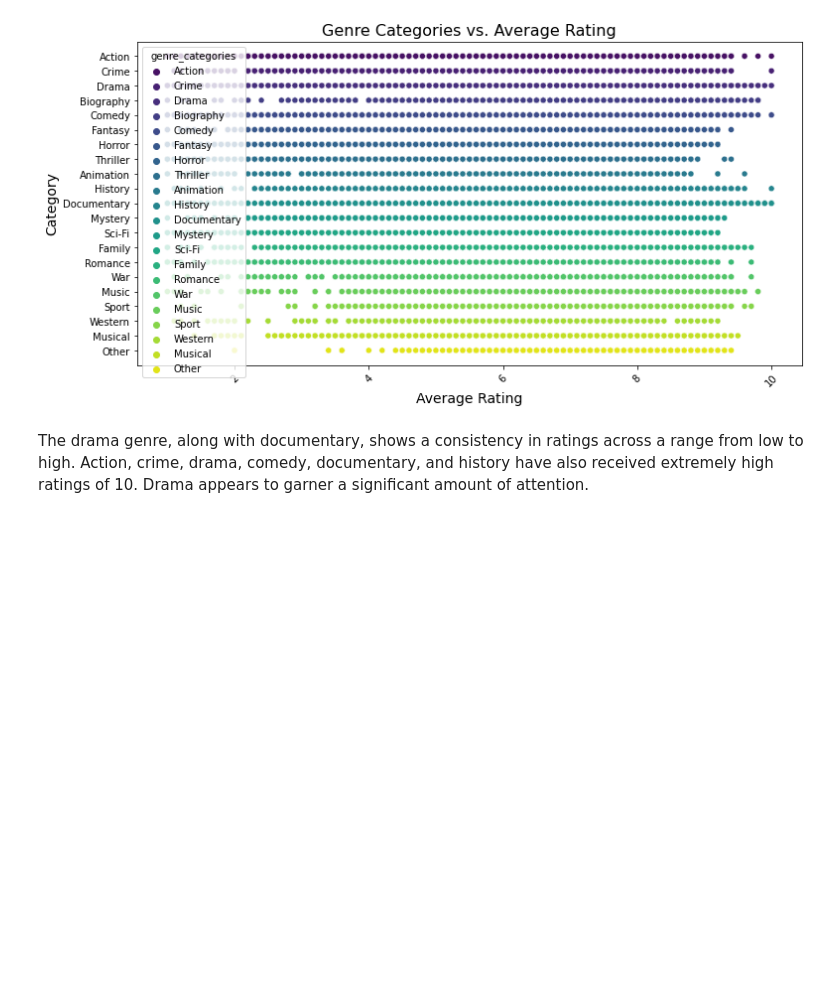
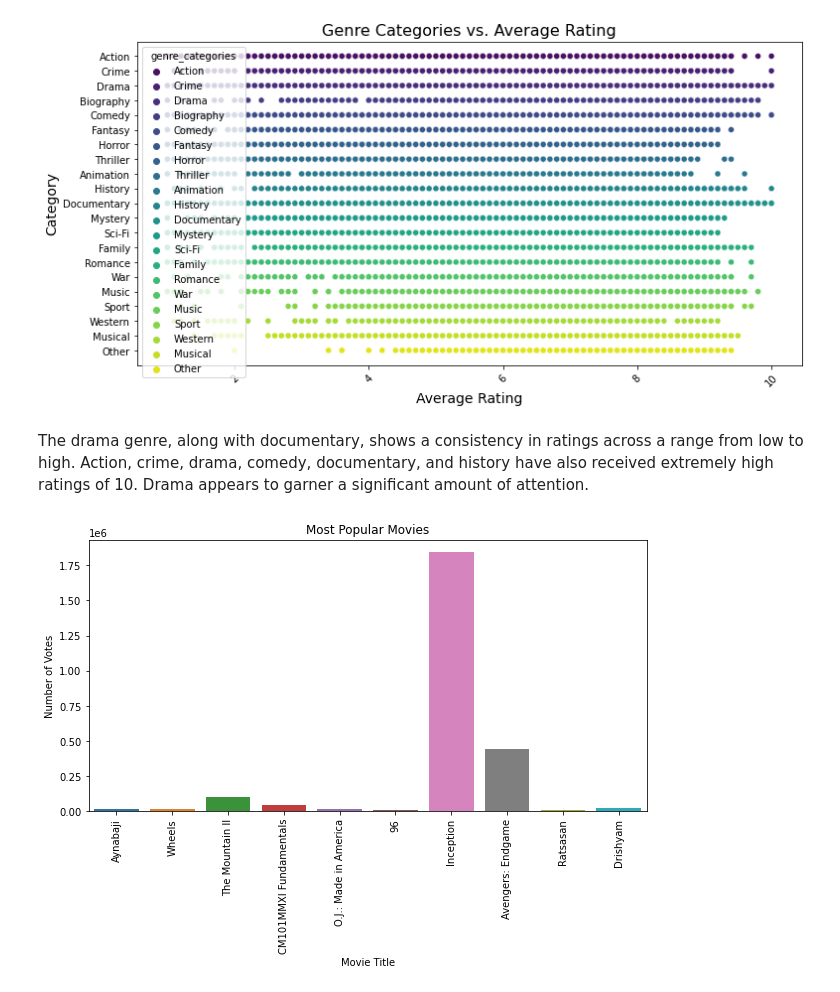
Before and after one commit to Anniemarie001/DSC-PHASE1-PROJECT, a Jupyter notebook: index.ipynb, the cells around one changed output. Cells and saved outputs as stored; diff of their text form; code cells hidden in the pictures; blank space fills up the shorter version.

Commit message:
multivarient analysis and Visualizations

```diff
--- a/index.ipynb
+++ b/index.ipynb
@@ -803,3 +803,17 @@ plt.show()
 [figure]
 # %% [markdown]
 The drama genre, along with documentary, shows a consistency in ratings across a range from low to high. Action, crime, drama, comedy, documentary, and history have also received extremely high ratings of 10. Drama appears to garner a significant amount of attention.
+# %%
+# Most popular movies
+most_popular = df[df['numvotes'] > 10000].sort_values(by='averagerating', ascending=False).head(10)
+
+# Visualize most popular movies
+plt.figure(figsize=(10, 5))
+sns.barplot(data=most_popular, x='primary_title', y='numvotes')
+plt.title('Most Popular Movies')
+plt.xlabel('Movie Title')
+plt.ylabel('Number of Votes')
+plt.xticks(rotation=90)
+plt.show()
+# %% [output]
+[figure, added]
```
Also changed, not shown: parts of 5 cells of this notebook.
